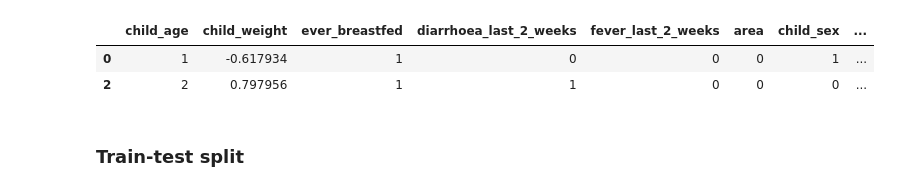
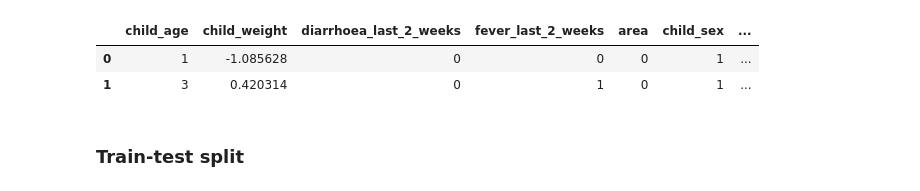
Before and after one commit to deepakbastola/malnutrition, a Jupyter notebook: models/svm.ipynb, the cells around one changed output. Drawn from its saved outputs; the diff is of its cells as text; code cells hidden in the pictures.

```diff
--- a/models/svm.ipynb
+++ b/models/svm.ipynb
@@ -16,76 +12,10 @@ from sklearn.metrics import PrecisionRecallDisplay
-# %%
-# df_ch = pyreadstat.read_sav('/kaggle/input/malnutrition/ch.sav')[0] #Kaggle dataset
-df_ch = pyreadstat.read_sav('/workspaces/malnutrition/Dataset/ch.sav')[0] #GitHub Codespace dataset
-# df_ch = pyreadstat.read_sav(r"C:\Users\dbastola2022\OneDrive - Florida Atlantic University\Academics\Research\Malnutrition\MICS\malnutrition\Dataset\ch.sav")[0] #Local dataset
-
-
-# Renaming the columns
-features_rename = df_ch[['AN4', 'AN8', 'BD2', 'CA1', 'CA14', 'HH6', 'HL4', 'melevel1', 'cinsurance', 'HH7c', 'windex5', 'WAZ2', 'HAZ2', 'WHZ2']]
-df1 = features_rename.rename(columns={
-    'AN4': 'child_age',
-    'AN8': 'child_weight',
-    'BD2': 'ever_breastfed',
-    'CA1': 'diarrhoea_last_2_weeks',
-    'CA14': 'fever_last_2_weeks',
-    'HH6': 'area',
-    'HL4': 'child_sex',
-    'melevel1': 'mother_education',
-    'cinsurance': 'health_insurance',
-    'HH7c': 'province',
-    'windex5': 'wealth_index',
-    'WAZ2': 'underweight',
-    'HAZ2': 'stunting',
-    'WHZ2': 'wasting'
-})
-
-# Remove rows with coded entries in each column
-coded_child_age = [99.6, 99.5, 99.4, 99.3]
-coded_underweight = [99.99, 99.98, 99.97]
-coded_stunting = [99.99, 99.98, 99.97]
-coded_wasting = [99.97]
-coded_diarrhoea = [9, 8]
-coded_fever = [8]
-coded_insurance = [9]
-coded_breastfed = [9]
-
-df2 = df1.copy()
-df2.dropna(inplace=True)
-
-df2 = df2[~df2['child_age'].isin(coded_child_age)]
-df2 = df2[~df2['underweight'].isin(coded_underweight)]
-df2 = df2[~df2['stunting'].isin(coded_stunting)]
-df2 = df2[~df2['wasting'].isin(coded_wasting)]
-df2 = df2[~df2['diarrhoea_last_2_weeks'].isin(coded_diarrhoea)]
-df2 = df2[~df2['fever_last_2_weeks'].isin(coded_fever)]
-df2 = df2[~df2['health_insurance'].isin(coded_insurance)]
-df2 = df2[~df2['ever_breastfed'].isin(coded_breastfed)]
-
-# Convert to Binary Response Variables
-df2['underweight'] = [2 if -2 <= x < 2 else 1 for x in df2['underweight']]
-df2['stunting'] = [2 if -2 <= x < 2 else 1 for x in df2['stunting']]
-df2['wasting'] = [2 if -2 <= x < 2 else 1 for x in df2['wasting']]
-df2['malnurished'] = df2[['underweight', 'stunting', 'wasting']].apply(lambda x: 1 if any(i == 1 for i in x) else 0, axis=1)
-df2 = df2.drop(['underweight', 'stunting', 'wasting'], axis=1)
-
-# Change binary features from 1/2 to 1/0
-df2[['ever_breastfed', 'diarrhoea_last_2_weeks', 'fever_last_2_weeks', 'area', 'child_sex', 'health_insurance']] = df2[['ever_breastfed', 'diarrhoea_last_2_weeks', 'fever_last_2_weeks', 'area', 'child_sex', 'health_insurance']].replace({1: 1, 2: 0})
-
-# Standardize continuous column
-scaler = StandardScaler()
-df2['child_weight'] = scaler.fit_transform(df2[['child_weight']])
-
-# One-hot encode nominal categorical column
-df3 = pd.get_dummies(df2, columns=['province'], drop_first=True)
-
-# Convert only boolean dummy columns to 0/1
-cols_to_convert = df3.columns.difference(['child_weight'])
-df3[cols_to_convert] = df3[cols_to_convert].astype(int)
-
-df3.head(2)
-# %% [output]
-|  | child_age | child_weight | ever_breastfed | diarrhoea_last_2_weeks | fever_last_2_weeks | area | child_sex | ... |
-| 0 | 1 | -0.617934 | 1 | 0 | 0 | 0 | 1 | ... |
-| 2 | 2 | 0.797956 | 1 | 1 | 0 | 0 | 0 | ... |
+# %%
+df = pd.read_csv(r"C:\Users\dbastola2022\OneDrive - Florida Atlantic University\Academics\Research\Malnutrition\MICS\malnutrition\Dataset\ch.csv") #Local
+df.head(2)
+# %% [output]
+|  | child_age | child_weight | diarrhoea_last_2_weeks | fever_last_2_weeks | area | child_sex | ... |
+| 0 | 1 | -1.085628 | 0 | 0 | 0 | 1 | ... |
+| 1 | 3 | 0.420314 | 0 | 1 | 0 | 1 | ... |
 # %% [markdown]
 ### Train-test split
 # %%
```
Also changed, not shown: parts of 16 cells of this notebook.
